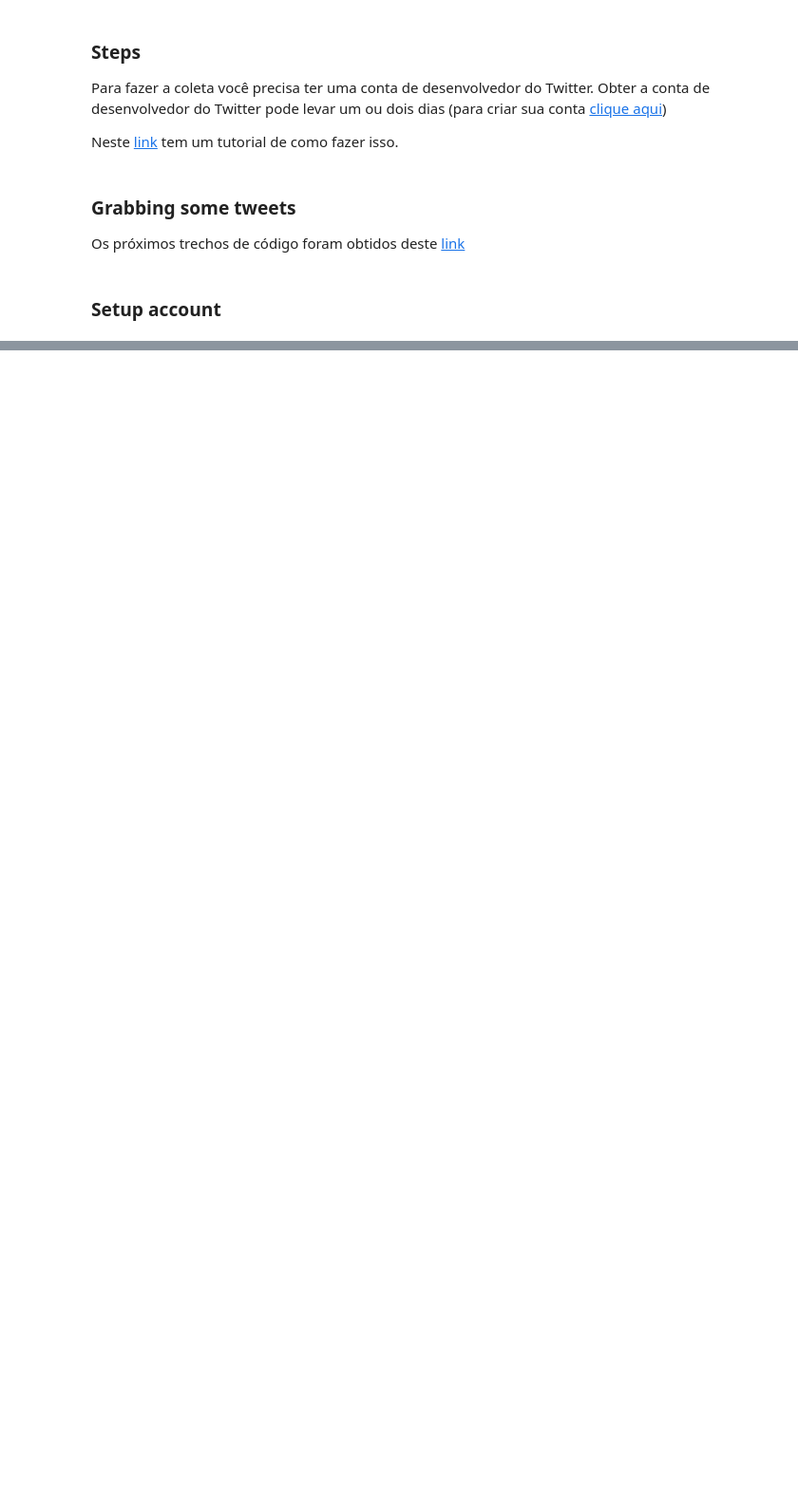
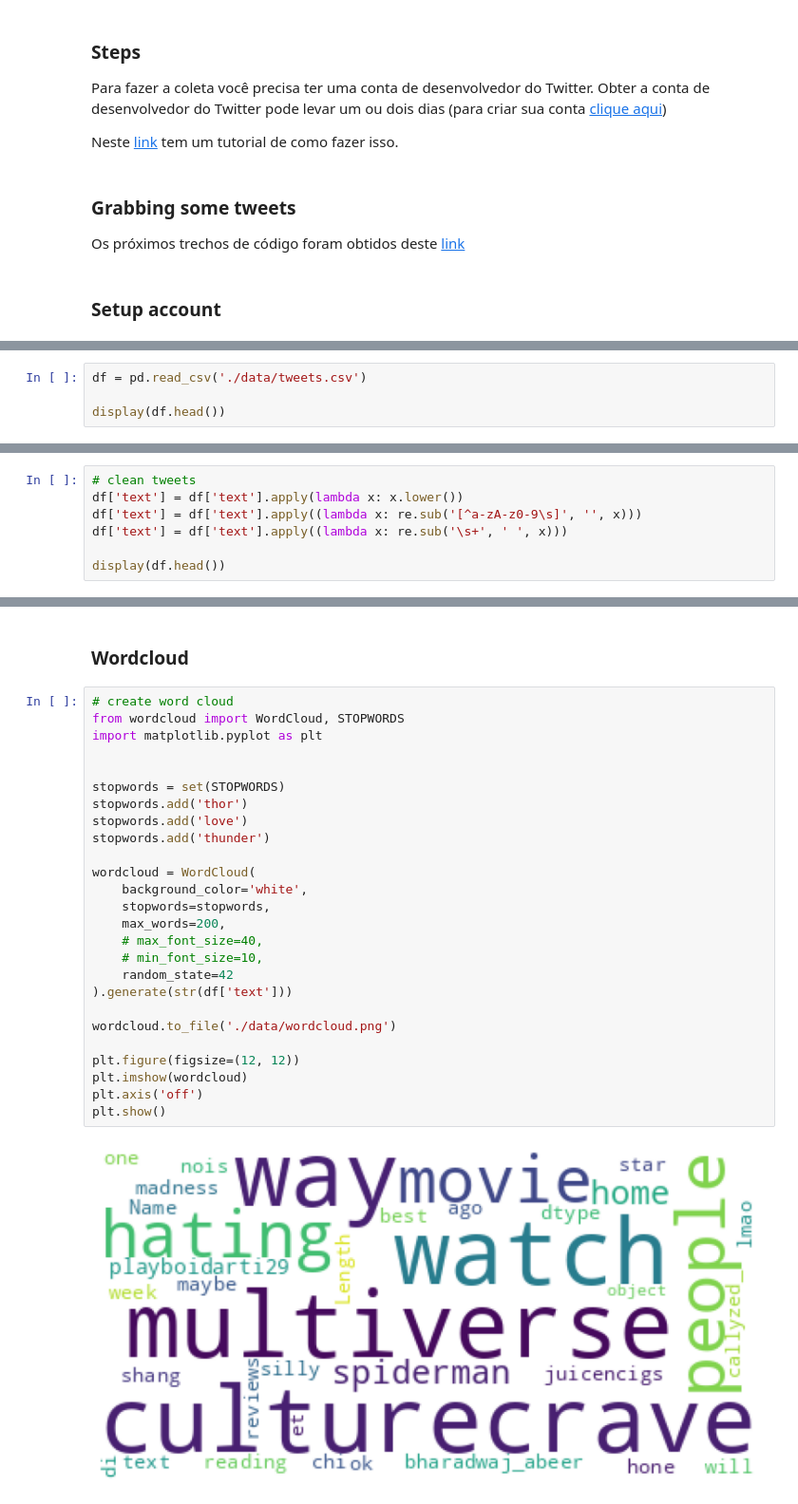
Before and after one commit to ShutDownMan/MinerandoDados, a Jupyter notebook: Trabalho 3/Trabalho_3.ipynb, the cells around one changed output, grey strips where cells are left out. Shown: that part at 95% size. Drawn from its saved outputs; the diff is of its cells as text; blank space fills up the shorter version.

```diff
--- a/Trabalho 3/Trabalho_3.ipynb
+++ b/Trabalho 3/Trabalho_3.ipynb
@@ -144,0 +115,4 @@ https://colab.research.google.com/github/d2l-ai/d2l-en-colab/blob/master/chapter
+# %%
+df = pd.read_csv('./data/tweets.csv')
+
+display(df.head())
@@ -144,0 +129,7 @@ https://colab.research.google.com/github/d2l-ai/d2l-en-colab/blob/master/chapter
+# %%
+# clean tweets
+df['text'] = df['text'].apply(lambda x: x.lower())
+df['text'] = df['text'].apply((lambda x: re.sub('[^a-zA-z0-9\s]', '', x)))
+df['text'] = df['text'].apply((lambda x: re.sub('\s+', ' ', x)))
+
+display(df.head())
@@ -144,0 +146,30 @@ https://colab.research.google.com/github/d2l-ai/d2l-en-colab/blob/master/chapter
+# %% [markdown]
+### Wordcloud
+# %%
+# create word cloud
+from wordcloud import WordCloud, STOPWORDS
+import matplotlib.pyplot as plt
+
+
+stopwords = set(STOPWORDS)
+stopwords.add('thor')
+stopwords.add('love')
+stopwords.add('thunder')
+
+wordcloud = WordCloud(
+    background_color='white',
+    stopwords=stopwords,
+    max_words=200,
+    # max_font_size=40,
+    # min_font_size=10,
+    random_state=42
+).generate(str(df['text']))
+
+wordcloud.to_file('./data/wordcloud.png')
+
+plt.figure(figsize=(12, 12))
+plt.imshow(wordcloud)
+plt.axis('off')
+plt.show()
+# %% [output]
+[figure, added]
```
Also changed, not shown: parts of 39 cells of this notebook, 1 other file.
